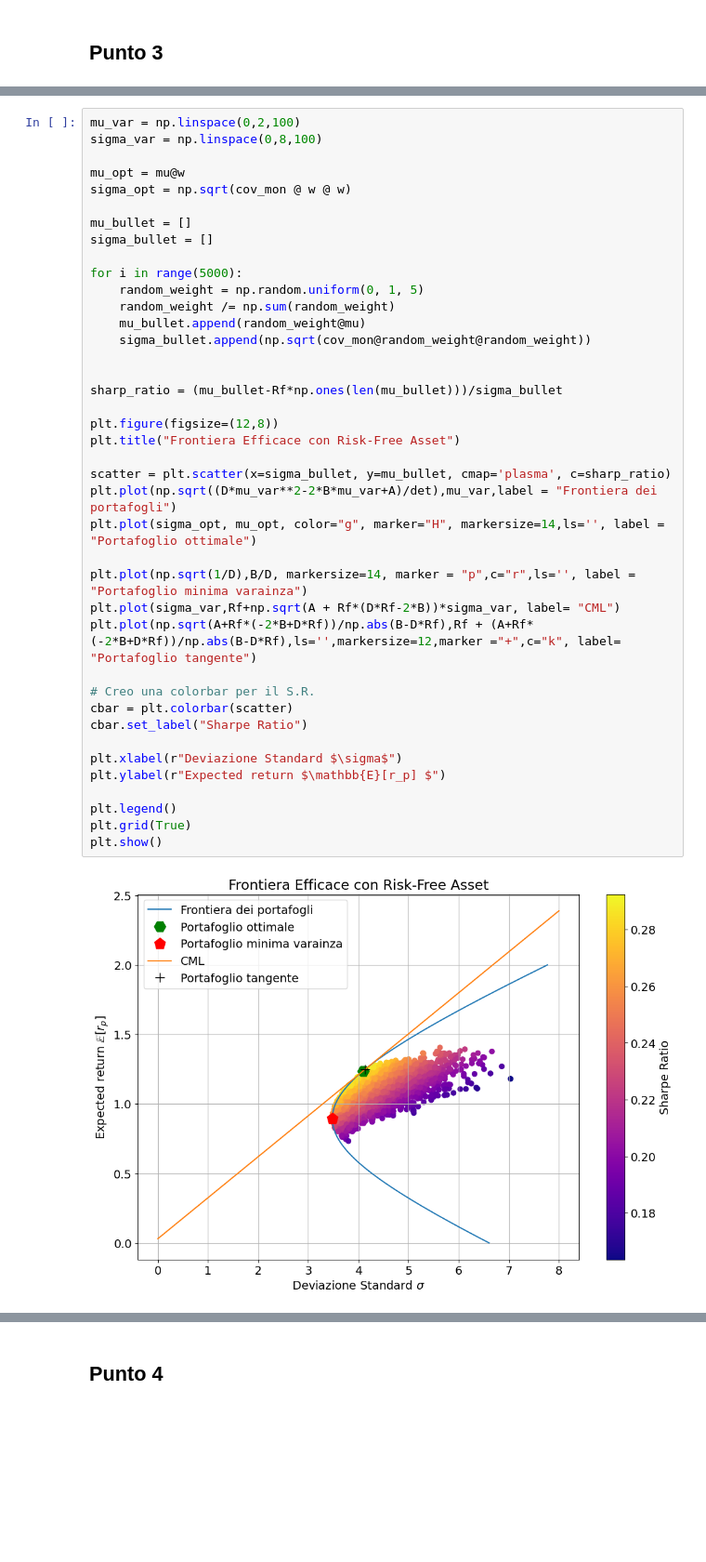
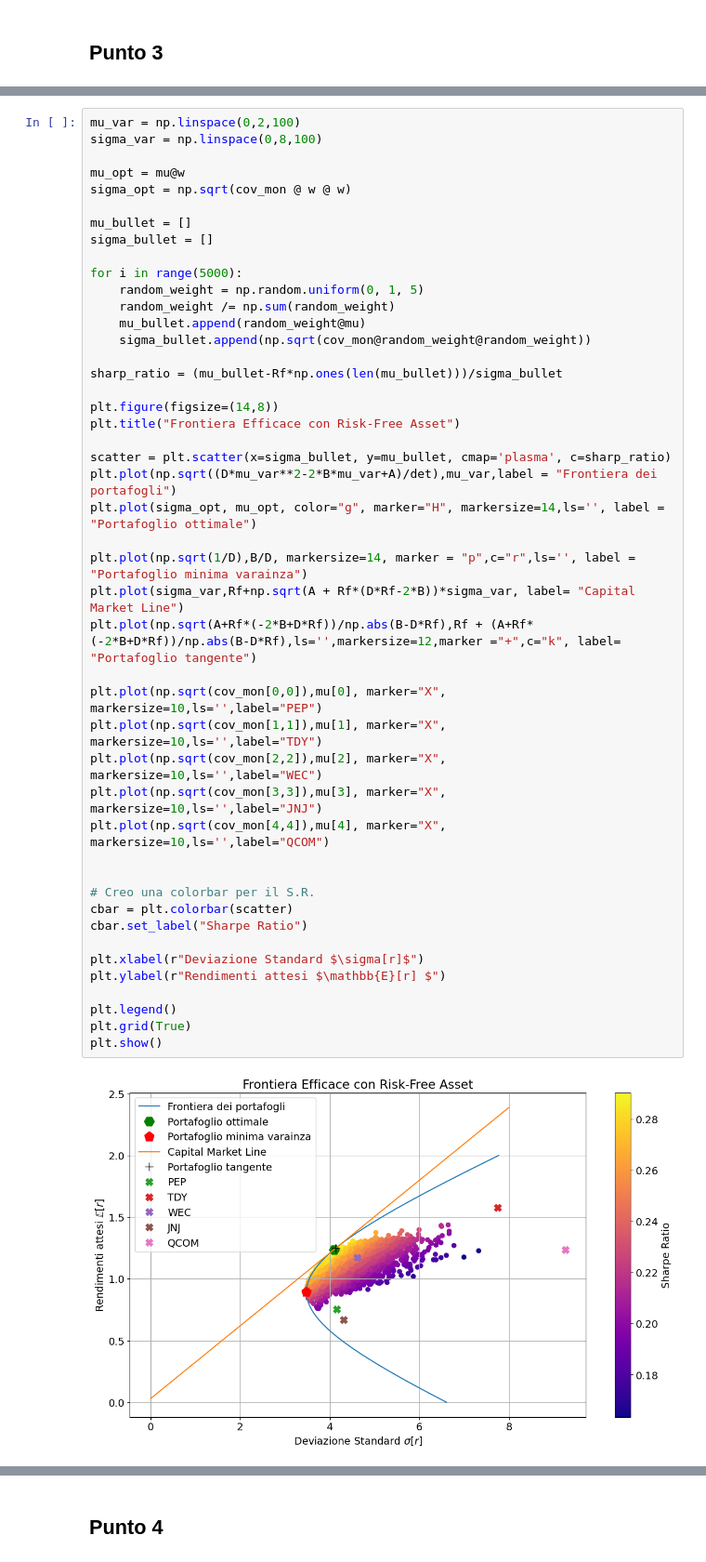
Before and after one commit to Riccardo-Martelli/Project_Work_Asset_Management, a Jupyter notebook: Final_Project.ipynb, the cells around one changed output, grey strips where cells are left out. Shown at 93% size. Drawn from its saved outputs; the diff is of its cells as text; blank space fills up the shorter version.

```diff
--- a/Final_Project.ipynb
+++ b/Final_Project.ipynb
@@ -282,36 +255,42 @@ sigma_opt = np.sqrt(cov_mon @ w @ w)
 
 mu_bullet = []
 sigma_bullet = []
 
 for i in range(5000):
     random_weight = np.random.uniform(0, 1, 5)
     random_weight /= np.sum(random_weight)
     mu_bullet.append(random_weight@mu)
     sigma_bullet.append(np.sqrt(cov_mon@random_weight@random_weight))
 
-
 sharp_ratio = (mu_bullet-Rf*np.ones(len(mu_bullet)))/sigma_bullet
 
-plt.figure(figsize=(12,8))
+plt.figure(figsize=(14,8))
 plt.title("Frontiera Efficace con Risk-Free Asset")
 
 scatter = plt.scatter(x=sigma_bullet, y=mu_bullet, cmap='plasma', c=sharp_ratio)
 plt.plot(np.sqrt((D*mu_var**2-2*B*mu_var+A)/det),mu_var,label = "Frontiera dei portafogli")
 plt.plot(sigma_opt, mu_opt, color="g", marker="H", markersize=14,ls='', label = "Portafoglio ottimale")
 
 plt.plot(np.sqrt(1/D),B/D, markersize=14, marker = "p",c="r",ls='', label = "Portafoglio minima varainza")
-plt.plot(sigma_var,Rf+np.sqrt(A + Rf*(D*Rf-2*B))*sigma_var, label= "CML")
+plt.plot(sigma_var,Rf+np.sqrt(A + Rf*(D*Rf-2*B))*sigma_var, label= "Capital Market Line")
 plt.plot(np.sqrt(A+Rf*(-2*B+D*Rf))/np.abs(B-D*Rf),Rf + (A+Rf*(-2*B+D*Rf))/np.abs(B-D*Rf),ls='',markersize=12,marker ="+",c="k", label= "Portafoglio tangente")
+
+plt.plot(np.sqrt(cov_mon[0,0]),mu[0], marker="X", markersize=10,ls='',label="PEP")
+plt.plot(np.sqrt(cov_mon[1,1]),mu[1], marker="X", markersize=10,ls='',label="TDY")
+plt.plot(np.sqrt(cov_mon[2,2]),mu[2], marker="X", markersize=10,ls='',label="WEC")
+plt.plot(np.sqrt(cov_mon[3,3]),mu[3], marker="X", markersize=10,ls='',label="JNJ")
+plt.plot(np.sqrt(cov_mon[4,4]),mu[4], marker="X", markersize=10,ls='',label="QCOM")
+
 
 # Creo una colorbar per il S.R.
 cbar = plt.colorbar(scatter)
 cbar.set_label("Sharpe Ratio")
 
-plt.xlabel(r"Deviazione Standard $\sigma$")
-plt.ylabel(r"Expected return $\mathbb{E}[r_p] $")
+plt.xlabel(r"Deviazione Standard $\sigma[r]$")
+plt.ylabel(r"Rendimenti attesi $\mathbb{E}[r] $")
 
 plt.legend()
 plt.grid(True)
 plt.show()
 # %% [output]
-[figure, old version]
+[figure, new version]
```
Also changed, not shown: parts of 22 cells of this notebook.
